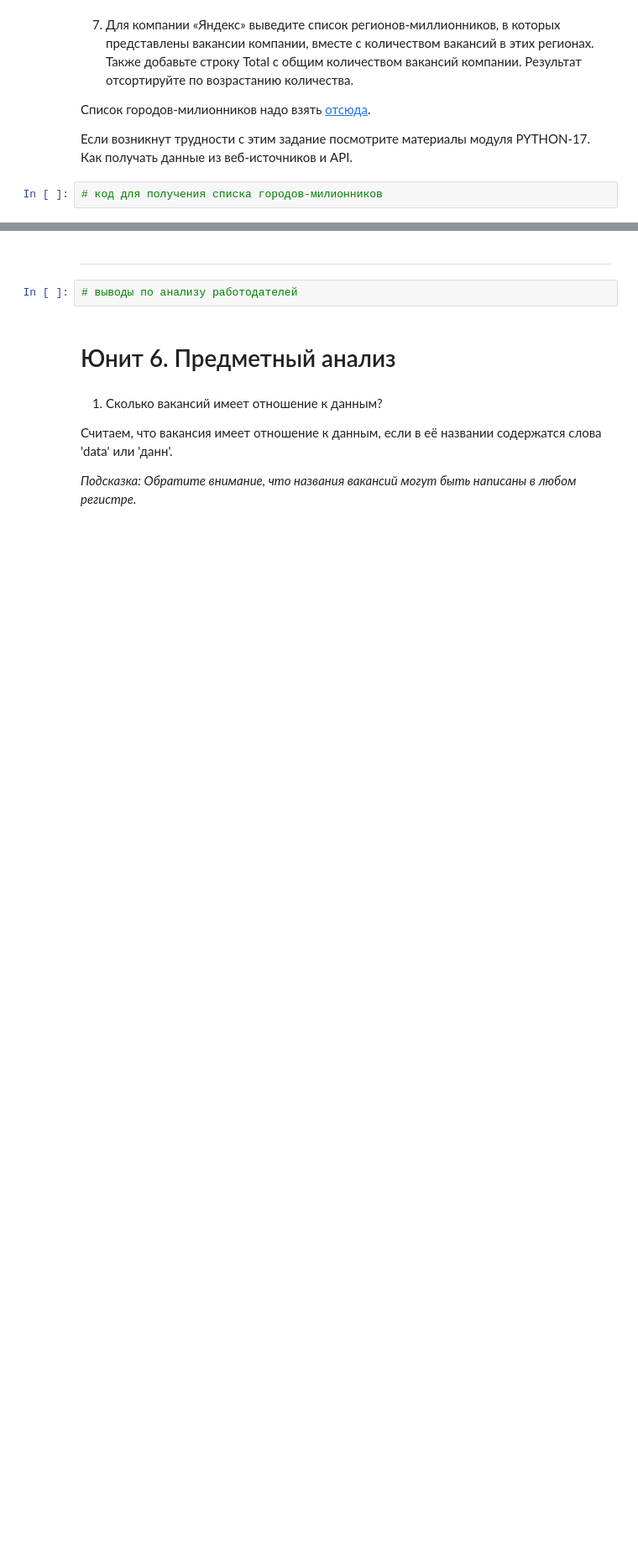
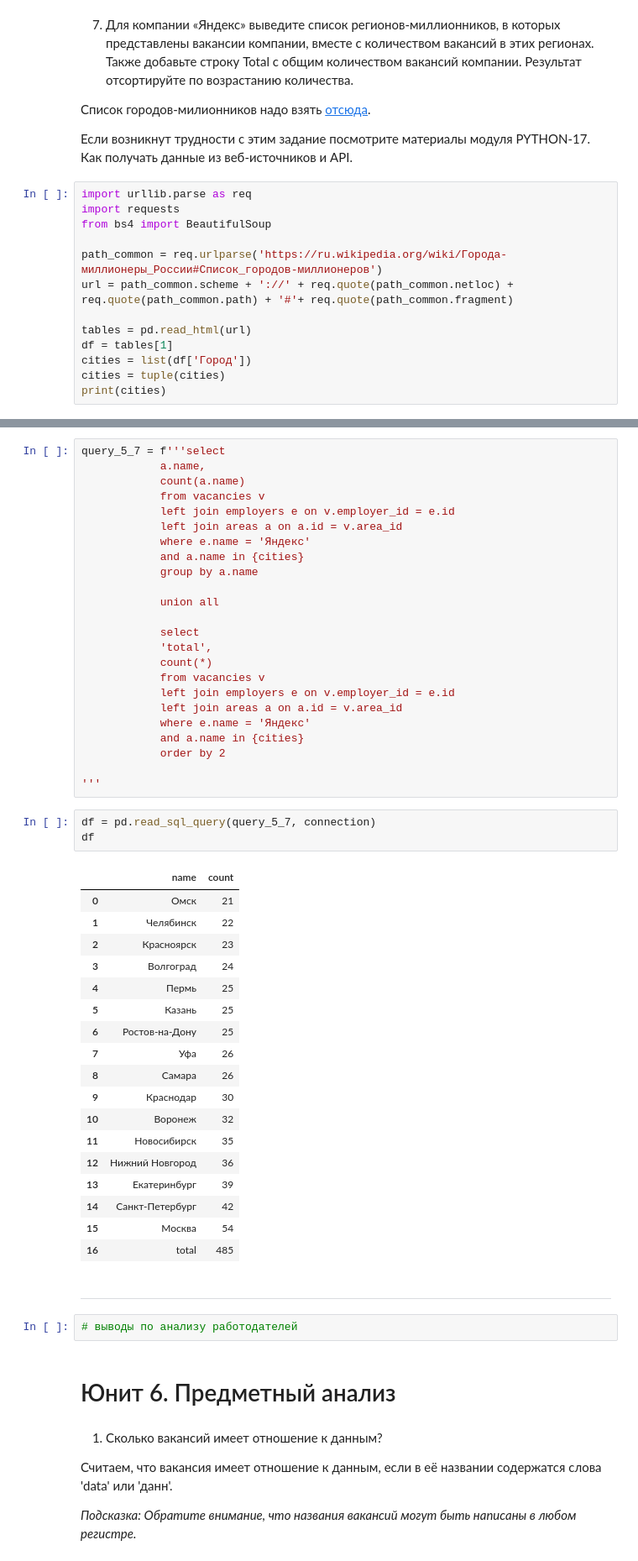
Before and after one commit to stas-as/Konspect, a Jupyter notebook: project_2_SQL/Project_2_Ноутбук_шаблон.ipynb, the cells around one changed output, grey strips where cells are left out. Shown: that part at 84% size. Cells and saved outputs as stored; diff of their text form; blank space fills up the shorter version.

```diff
--- a/project_2_SQL/Project_2_Ноутбук_шаблон.ipynb
+++ b/project_2_SQL/Project_2_Ноутбук_шаблон.ipynb
@@ -308,4 +329,15 @@ df
 
 Если возникнут трудности с этим задание посмотрите материалы модуля  PYTHON-17. Как получать данные из веб-источников и API.
 # %%
-# код для получения списка городов-милионников
+import urllib.parse as req
+import requests
+from bs4 import BeautifulSoup
+
+path_common = req.urlparse('https://ru.wikipedia.org/wiki/Города-миллионеры_России#Список_городов-миллионеров')
+url = path_common.scheme + '://' + req.quote(path_common.netloc) +  req.quote(path_common.path) + '#'+ req.quote(path_common.fragment)
+
+tables = pd.read_html(url)
+df = tables[1]
+cities = list(df['Город'])
+cities = tuple(cities)
+print(cities)
@@ -316,3 +346,49 @@ df
+# %%
+query_5_7 = f'''select
+            a.name,
+            count(a.name)
+            from vacancies v
+            left join employers e on v.employer_id = e.id
+            left join areas a on a.id = v.area_id
+            where e.name = 'Яндекс'
+            and a.name in {cities}
+            group by a.name
+
+            union all
+
+            select
+            'total',
+            count(*)
+            from vacancies v
+            left join employers e on v.employer_id = e.id
+            left join areas a on a.id = v.area_id
+            where e.name = 'Яндекс'
+            and a.name in {cities}
+            order by 2
+
+'''
+# %%
+df = pd.read_sql_query(query_5_7, connection)
+df
+# %% [output]
+|  | name | count |
+| 0 | Омск | 21 |
+| 1 | Челябинск | 22 |
+| 2 | Красноярск | 23 |
+| 3 | Волгоград | 24 |
+| 4 | Пермь | 25 |
+| 5 | Казань | 25 |
+| 6 | Ростов-на-Дону | 25 |
+| 7 | Уфа | 26 |
+| 8 | Самара | 26 |
+| 9 | Краснодар | 30 |
+| 10 | Воронеж | 32 |
+| 11 | Новосибирск | 35 |
+| 12 | Нижний Новгород | 36 |
+| 13 | Екатеринбург | 39 |
+| 14 | Санкт-Петербург | 42 |
+| 15 | Москва | 54 |
+| 16 | total | 485 |
 # %% [markdown]
 ***
 # %%
```
Also changed, not shown: parts of 24 cells of this notebook.
